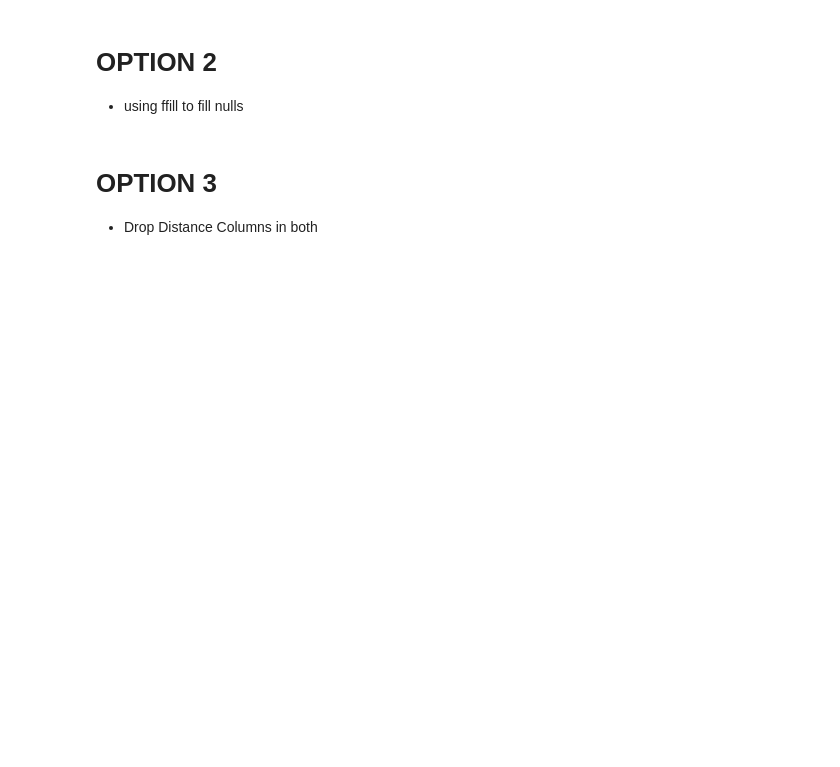
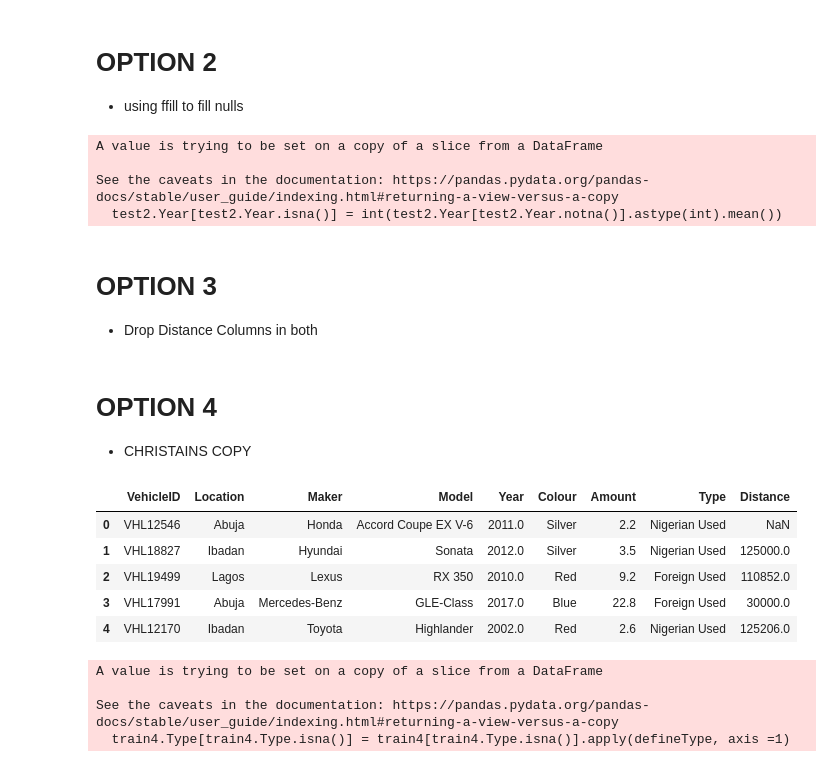
Before and after one commit to gilbertxvictor/Zindi-DSN-Car-Price-Prediction-COmpetion, a Jupyter notebook: TASK 1.IPYNB, the cells around one changed output. Saved outputs shown, nothing was run; the diff lists cells and outputs as text; code cells hidden in the pictures; blank space fills up the shorter version.

```diff
--- a/TASK 1.IPYNB
+++ b/TASK 1.IPYNB
@@ -331,0 +368,19 @@ test2  = test.copy()
+# %%
+test2.Year[test2.Year.isna()] = int(test2.Year[test2.Year.notna()].astype(int).mean())
+
+#Convert the Year column to strings
+test2.Year = test2.Year.astype(int)
+
+
+# FIX TESTING DATASET
+test2.sort_values(by = ['Location', 'Maker', 'Model', 'Year', 'Type' ], inplace = True)
+test2.reset_index(drop =True , inplace = True)
+
+# fill Null values With preceedig values values
+test2.fillna(method = 'pad', inplace = True)
+test2.fillna(method = 'bfill', inplace =  True)
+# %% [output]
+A value is trying to be set on a copy of a slice from a DataFrame
+
+See the caveats in the documentation: https://pandas.pydata.org/pandas-docs/stable/user_guide/indexing.html#returning-a-view-versus-a-copy
+  test2.Year[test2.Year.isna()] = int(test2.Year[test2.Year.notna()].astype(int).mean())
@@ -334,0 +448,14 @@ test2  = test.copy()
+# %% [markdown]
+# OPTION 4
+-  CHRISTAINS COPY
+# %%
+train4 = train.copy()
+test4  = test.copy()
+train4.head()
+# %% [output]
+|  | VehicleID | Location | Maker | Model | Year | Colour | Amount | Type | Distance |
+| 0 | VHL12546 | Abuja | Honda | Accord Coupe EX V-6 | 2011.0 | Silver | 2.2 | Nigerian Used | NaN |
+| 1 | VHL18827 | Ibadan | Hyundai | Sonata | 2012.0 | Silver | 3.5 | Nigerian Used | 125000.0 |
+| 2 | VHL19499 | Lagos | Lexus | RX 350 | 2010.0 | Red | 9.2 | Foreign Used | 110852.0 |
+| 3 | VHL17991 | Abuja | Mercedes-Benz | GLE-Class | 2017.0 | Blue | 22.8 | Foreign Used | 30000.0 |
+| 4 | VHL12170 | Ibadan | Toyota | Highlander | 2002.0 | Red | 2.6 | Nigerian Used | 125206.0 |
@@ -334,0 +525,14 @@ test2  = test.copy()
+# %%
+#fil the Amount Column
+train4 = fillamt(train4, 'Amount', choice='median')
+
+# Fill Type column
+train4.Type[train4.Type.isna()] = train4[train4.Type.isna()].apply(defineType, axis =1)
+
+#fill Distance column
+train4 = filldist(train4, 'Distance', choice='median')
+# %% [output]
+A value is trying to be set on a copy of a slice from a DataFrame
+
+See the caveats in the documentation: https://pandas.pydata.org/pandas-docs/stable/user_guide/indexing.html#returning-a-view-versus-a-copy
+  train4.Type[train4.Type.isna()] = train4[train4.Type.isna()].apply(defineType, axis =1)
```
Also changed, not shown: parts of 36 cells of this notebook.
